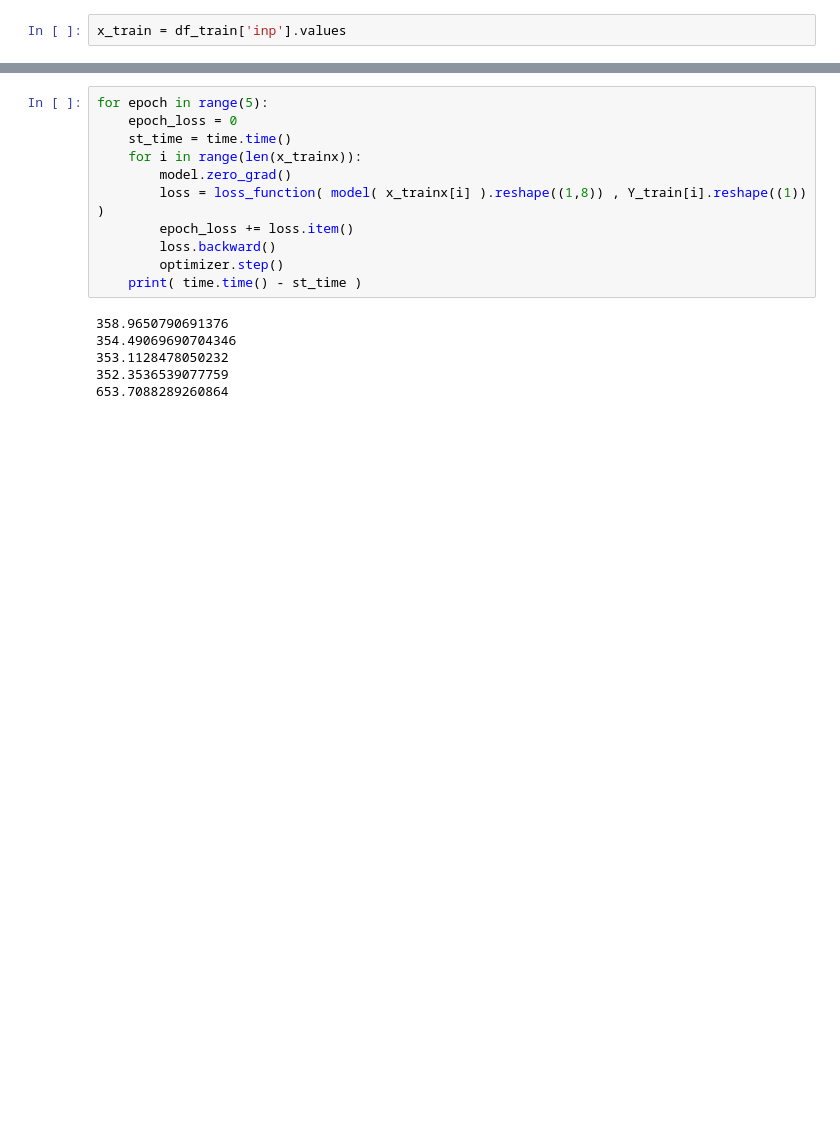
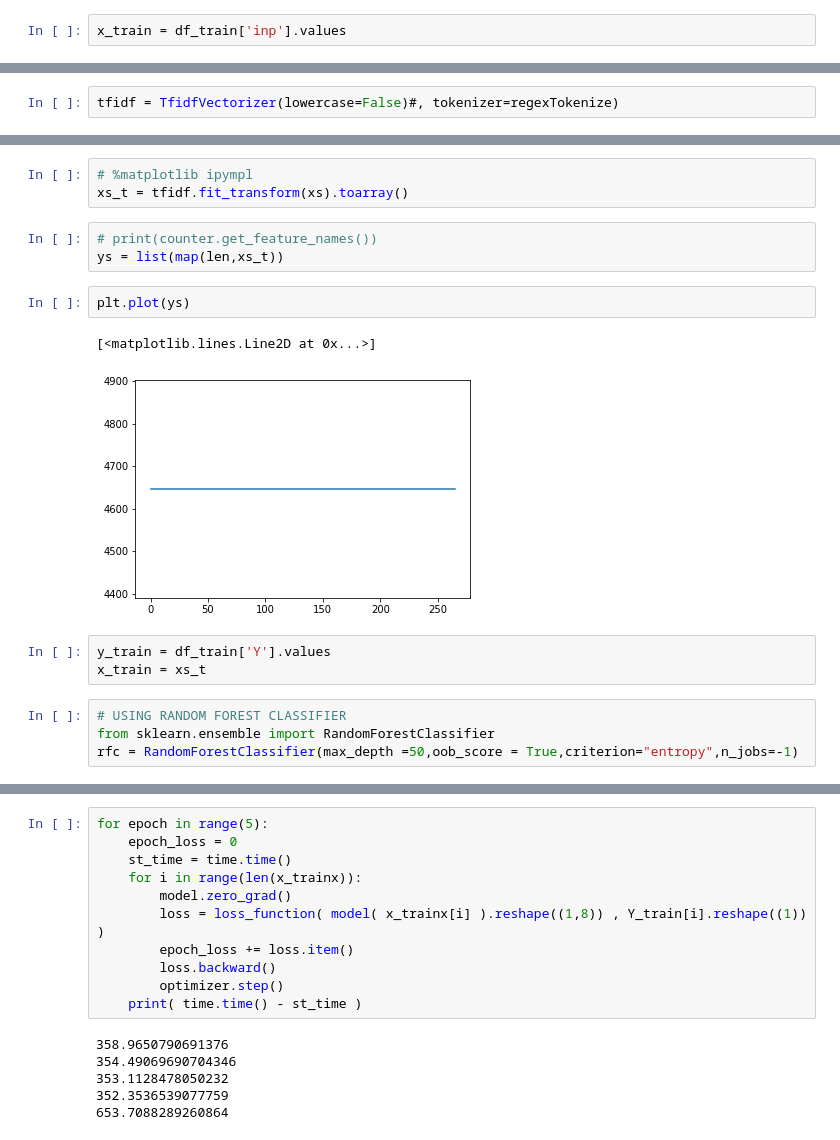
Before and after one commit to arkenSt0ne/NLP_Project, a Jupyter notebook: classifier.ipynb, the cells around one changed output, grey strips where cells are left out. Drawn from its saved outputs; the diff is of its cells as text; blank space fills up the shorter version.

```diff
--- a/classifier.ipynb
+++ b/classifier.ipynb
@@ -166,0 +219,2 @@ HIDDEN_DIM = 1
+# %%
+tfidf = TfidfVectorizer(lowercase=False)#, tokenizer=regexTokenize)
@@ -166,0 +252,18 @@ HIDDEN_DIM = 1
+# %%
+# %matplotlib ipympl
+xs_t = tfidf.fit_transform(xs).toarray()
+# %%
+# print(counter.get_feature_names())
+ys = list(map(len,xs_t))
+# %%
+plt.plot(ys)
+# %% [output]
+[<matplotlib.lines.Line2D at 0x...>]
+[figure, added]
+# %%
+y_train = df_train['Y'].values
+x_train = xs_t
+# %%
+# USING RANDOM FOREST CLASSIFIER
+from sklearn.ensemble import RandomForestClassifier
+rfc = RandomForestClassifier(max_depth =50,oob_score = True,criterion="entropy",n_jobs=-1)
```
Also changed, not shown: parts of 27 cells of this notebook.
